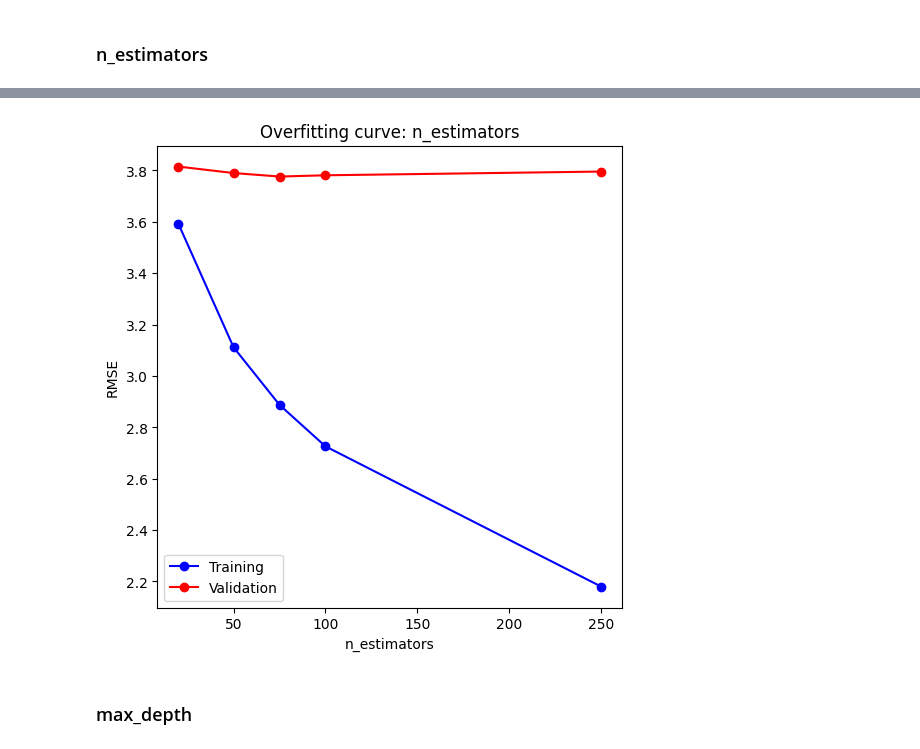
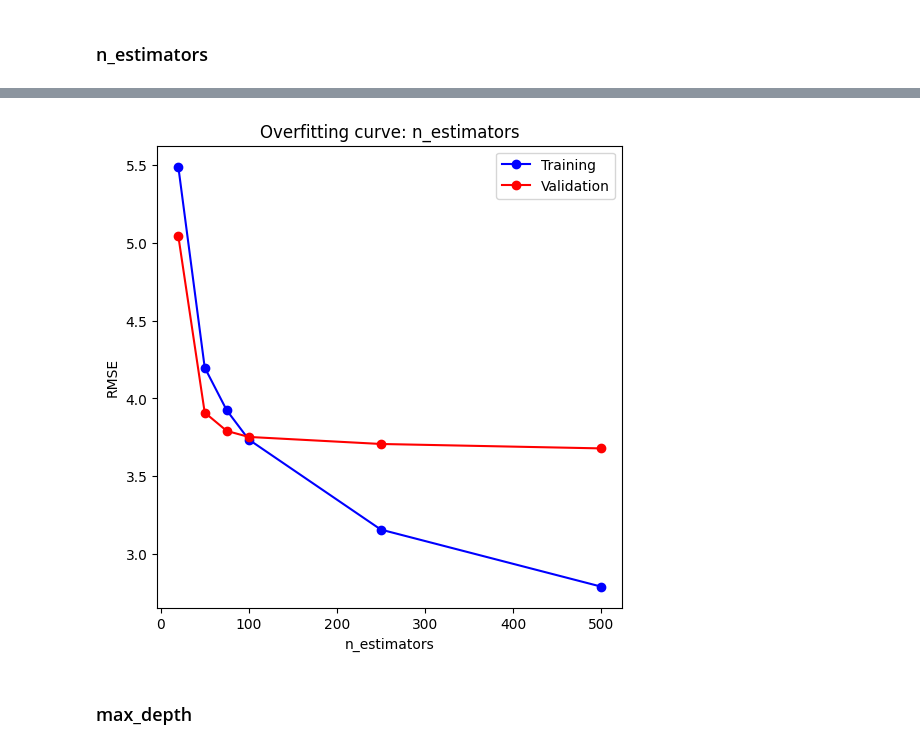
Before and after one commit to krzysikd/Uber_Fare_Prediction, a Jupyter notebook: Uber_Fares_Prediction.ipynb, the cells around one changed output, grey strips where cells are left out. Drawn from its saved outputs; the diff is of its cells as text; code cells hidden in the pictures.

```diff
--- a/Uber_Fares_Prediction.ipynb
+++ b/Uber_Fares_Prediction.ipynb
@@ -804,6 +804,6 @@ Below are the baseline hyperparameters for the XGBoost model, inherited from our
 # %%
 standard_params = {
     'random_state': 42,
-    'n_jobs': -1,
+    'n_jobs': 1,
     'objective': 'reg:squarederror'
 }
@@ -810,6 +819,8 @@ standard_params = {
+# %%
+standard_params['learning_rate'] = 0.05
 # %% [markdown]
 ### n_estimators
 # %%
 %%time
-test_param_and_plot(XGBRegressor, 'n_estimators', [20, 50, 75, 100, 250], **standard_params)
+test_param_and_plot(XGBRegressor, 'n_estimators', [20, 50, 75, 100, 250, 500], **standard_params)
 # %% [output]
@@ -818,4 +829,4 @@ Wall time: 8.09 s
-[figure, old version]
+[figure, new version]
 # %%
 standard_params['n_estimators'] = 100
 # %% [markdown]
```
Also changed, not shown: parts of 28 cells of this notebook.
